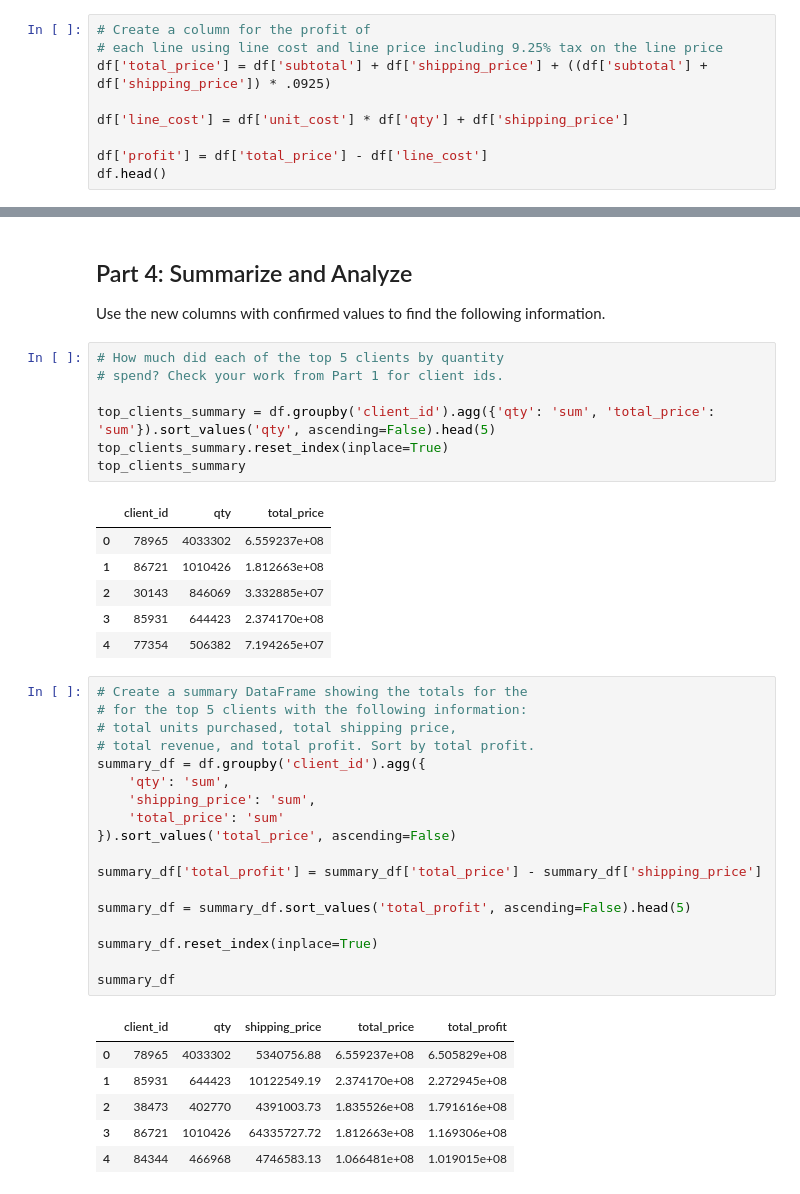
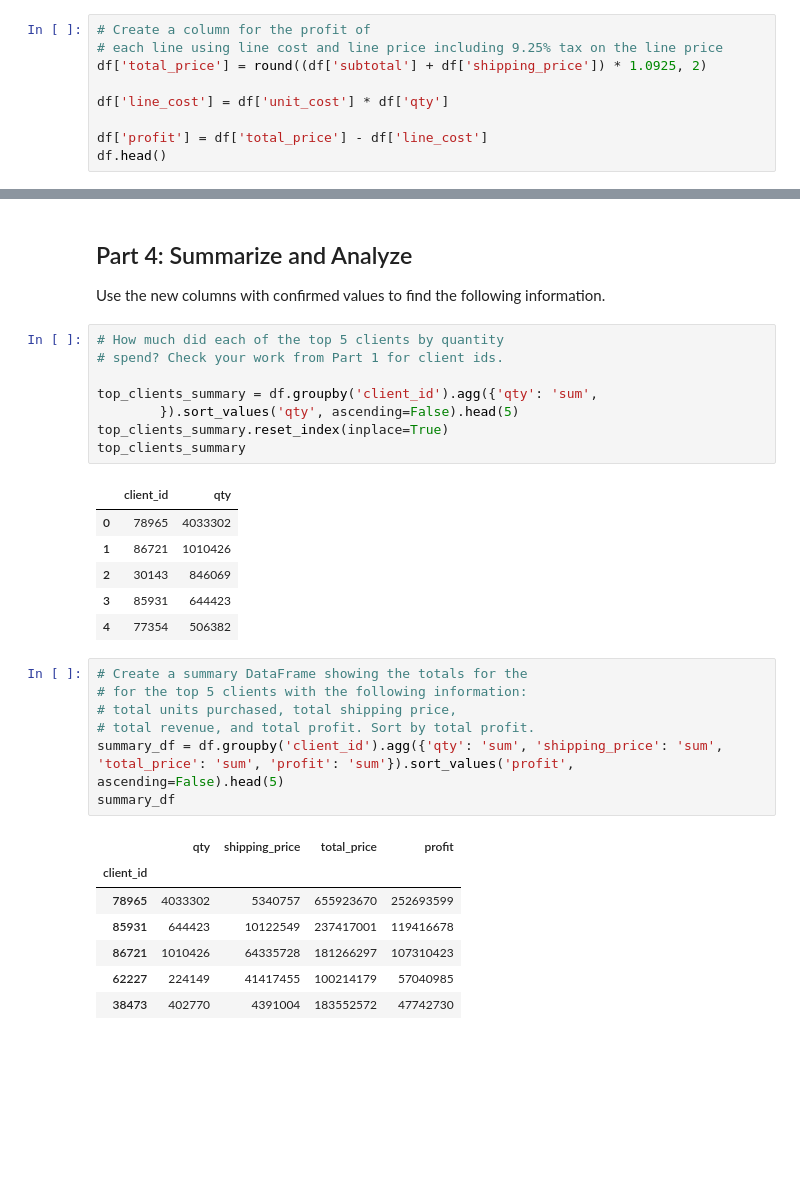
Before and after one commit to jbgraham073/pandas-challenge-1, a Jupyter notebook: module_4_challenge.ipynb, the cells around one changed output, grey strips where cells are left out. Cells and saved outputs as stored; diff of their text form; blank space fills up the shorter version.

```diff
--- a/module_4_challenge.ipynb
+++ b/module_4_challenge.ipynb
@@ -169,9 +169,9 @@ df.head()
 # %%
 # Create a column for the profit of
 # each line using line cost and line price including 9.25% tax on the line price
-df['total_price'] = df['subtotal'] + df['shipping_price'] + ((df['subtotal'] + df['shipping_price']) * .0925)
+df['total_price'] = round((df['subtotal'] + df['shipping_price']) * 1.0925, 2)
 
-df['line_cost'] = df['unit_cost'] * df['qty'] + df['shipping_price']
+df['line_cost'] = df['unit_cost'] * df['qty']
 
 df['profit'] = df['total_price'] - df['line_cost']
 df.head()
@@ -208,41 +208,32 @@ Use the new columns with confirmed values to find the following information.
 # How much did each of the top 5 clients by quantity
 # spend? Check your work from Part 1 for client ids.
 
-top_clients_summary = df.groupby('client_id').agg({'qty': 'sum', 'total_price': 'sum'}).sort_values('qty', ascending=False).head(5)
+top_clients_summary = df.groupby('client_id').agg({'qty': 'sum',
+        }).sort_values('qty', ascending=False).head(5)
 top_clients_summary.reset_index(inplace=True)
 top_clients_summary
 # %% [output]
-|  | client_id | qty | total_price |
-| 0 | 78965 | 4033302 | 6.559237e+08 |
-| 1 | 86721 | 1010426 | 1.812663e+08 |
-| 2 | 30143 | 846069 | 3.332885e+07 |
-| 3 | 85931 | 644423 | 2.374170e+08 |
-| 4 | 77354 | 506382 | 7.194265e+07 |
+|  | client_id | qty |
+| 0 | 78965 | 4033302 |
+| 1 | 86721 | 1010426 |
+| 2 | 30143 | 846069 |
+| 3 | 85931 | 644423 |
+| 4 | 77354 | 506382 |
 # %%
 # Create a summary DataFrame showing the totals for the
 # for the top 5 clients with the following information:
 # total units purchased, total shipping price,
 # total revenue, and total profit. Sort by total profit.
-summary_df = df.groupby('client_id').agg({
-    'qty': 'sum',
-    'shipping_price': 'sum',
-    'total_price': 'sum'
-}).sort_values('total_price', ascending=False)
-
-summary_df['total_profit'] = summary_df['total_price'] - summary_df['shipping_price']
-
-summary_df = summary_df.sort_values('total_profit', ascending=False).head(5)
-
-summary_df.reset_index(inplace=True)
-
+summary_df = df.groupby('client_id').agg({'qty': 'sum', 'shipping_price': 'sum', 'total_price': 'sum', 'profit': 'sum'}).sort_values('profit', ascending=False).head(5)
 summary_df
 # %% [output]
-|  | client_id | qty | shipping_price | total_price | total_profit |
-| 0 | 78965 | 4033302 | 5340756.88 | 6.559237e+08 | 6.505829e+08 |
-| 1 | 85931 | 644423 | 10122549.19 | 2.374170e+08 | 2.272945e+08 |
-| 2 | 38473 | 402770 | 4391003.73 | 1.835526e+08 | 1.791616e+08 |
-| 3 | 86721 | 1010426 | 64335727.72 | 1.812663e+08 | 1.169306e+08 |
-| 4 | 84344 | 466968 | 4746583.13 | 1.066481e+08 | 1.019015e+08 |
+|  | qty | shipping_price | total_price | profit |
+| client_id |  |  |  |  |
+| 78965 | 4033302 | 5340757 | 655923670 | 252693599 |
+| 85931 | 644423 | 10122549 | 237417001 | 119416678 |
+| 86721 | 1010426 | 64335728 | 181266297 | 107310423 |
+| 62227 | 224149 | 41417455 | 100214179 | 57040985 |
+| 38473 | 402770 | 4391004 | 183552572 | 47742730 |
 # %%
 # Format the data and rename the columns
 # to names suitable for presentation.
```
Also changed, not shown: parts of 4 cells of this notebook.
